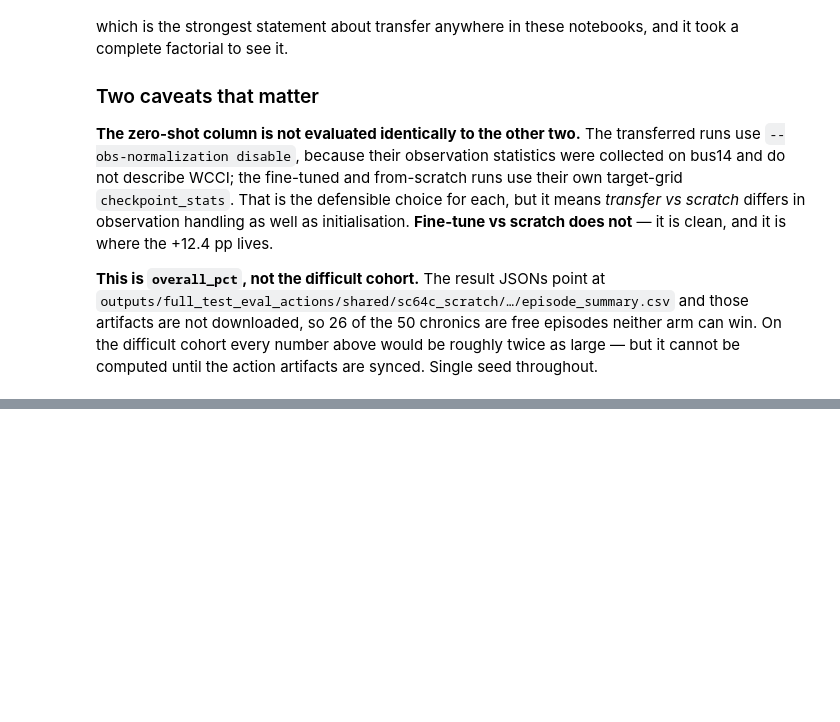
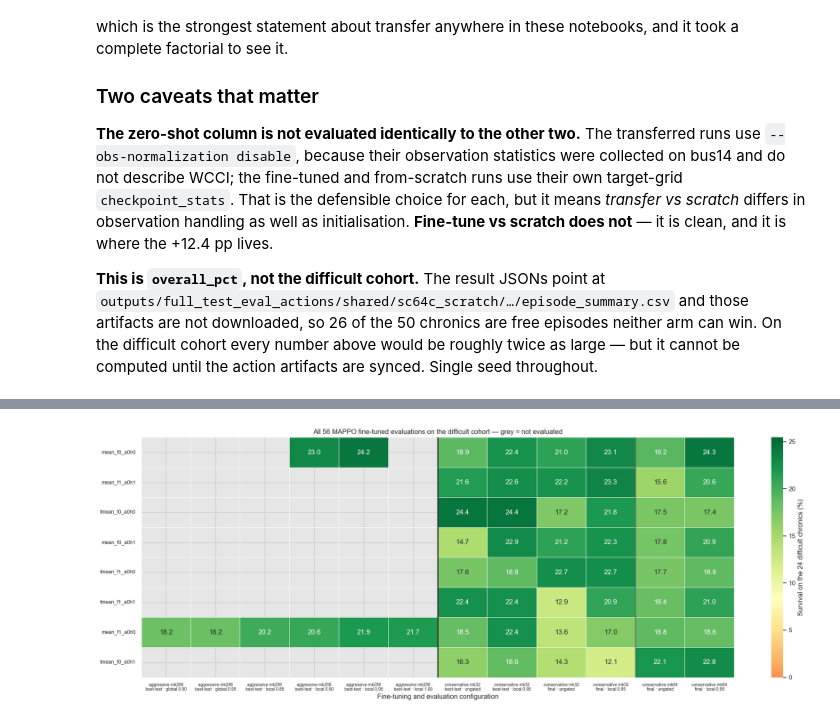
Before and after one commit to corentinplumet/RL_Marl2grid, a Jupyter notebook: Topology_Task/analysis/metrics/notebooks/episodic_survival/transfer_story.ipynb, the cells around one changed output, grey strips where cells are left out. Cells and saved outputs as stored; diff of their text form; code cells hidden in the pictures; blank space fills up the shorter version.

Commit message:
missing runs configs

```diff
--- a/Topology_Task/analysis/metrics/notebooks/episodic_survival/transfer_story.ipynb
+++ b/Topology_Task/analysis/metrics/notebooks/episodic_survival/transfer_story.ipynb
@@ -1111,0 +1360,80 @@ Single seed throughout.
+# %%
+ft_all_hard = runs.loc[
+    runs["route"].astype(str).str.contains("fine-tune")
+    & runs["hard_pct"].notna()
+].copy()
+
+def fine_tune_matrix_column(row):
+    protocol = "aggressive" if row["route"] == "MAPPO fine-tune (aggressive)" else "conservative"
+    selection = "best-test" if row["selection"] == "best test" else "final"
+    if row["gate"] == "ungated":
+        evaluation = "ungated"
+    else:
+        scope = "global" if row["heuristic"] == "global rho" else "local"
+        evaluation = f"{scope} {row['rho']:.2f}"
+    return f"{protocol} mk{int(row['mk'])}\n{selection} · {evaluation}"
+
+ft_all_hard["matrix_column"] = ft_all_hard.apply(fine_tune_matrix_column, axis=1)
+duplicate_cells = ft_all_hard.groupby(["variant", "matrix_column"], observed=True).size()
+assert duplicate_cells.max() == 1, "a fine-tuning matrix cell contains multiple evaluations"
+
+FT_MATRIX_COLUMNS = [
+    "aggressive mk256\nbest-test · global 0.90",
+    "aggressive mk256\nbest-test · global 0.95",
+    "aggressive mk256\nbest-test · local 0.85",
+    "aggressive mk256\nbest-test · local 0.90",
+    "aggressive mk256\nbest-test · local 0.95",
+    "aggressive mk256\nbest-test · local 1.00",
+    "conservative mk32\nbest-test · ungated",
+    "conservative mk32\nbest-test · local 0.95",
+    "conservative mk32\nfinal · ungated",
+    "conservative mk32\nfinal · local 0.95",
+    "conservative mk64\nfinal · ungated",
+    "conservative mk64\nfinal · local 0.95",
+]
+unexpected_columns = sorted(set(ft_all_hard["matrix_column"]) - set(FT_MATRIX_COLUMNS))
+assert not unexpected_columns, f"unclassified fine-tuning conditions: {unexpected_columns}"
+
+ft_hard_matrix = ft_all_hard.pivot(
+    index="variant", columns="matrix_column", values="hard_pct"
+).reindex(columns=FT_MATRIX_COLUMNS)
+complete_columns = [column for column in FT_MATRIX_COLUMNS if column.startswith("conservative")]
+ft_hard_order = ft_hard_matrix[complete_columns].mean(axis=1).sort_values(ascending=False).index
+ft_hard_matrix = ft_hard_matrix.loc[ft_hard_order]
+ft_hard_matrix.index = ft_hard_matrix.index.str.replace("NLS_", "", regex=False)
+
+fig, ax = plt.subplots(figsize=(19.5, 7.0))
+sns.heatmap(
+    ft_hard_matrix, annot=True, fmt=".1f", cmap="RdYlGn",
+    vmin=0, vmax=np.nanmax(ft_hard_matrix.to_numpy()) + 1, center=DN_HARD,
+    linewidths=0.7, linecolor="white", mask=ft_hard_matrix.isna(),
+    cbar_kws={"label": f"Survival on the {N_HARD} difficult chronics (%)"}, ax=ax,
+)
+ax.set_facecolor("#E6E6E6")
+ax.axvline(6, color="#333333", linewidth=2.2)
+ax.axvline(10, color="#666666", linewidth=1.5)
+ax.set(xlabel="Fine-tuning and evaluation configuration", ylabel="",
+       title=f"All {len(ft_all_hard)} MAPPO fine-tuned evaluations on the difficult cohort — grey = not evaluated")
+ax.tick_params(axis="x", labelrotation=0, labelsize=7.5)
+ax.tick_params(axis="y", labelrotation=0, labelsize=9)
+fig.tight_layout()
+save_figure(fig, "13_all_finetuned_hard_matrix")
+plt.show()
+
+ft_complete_ranking = (
+    ft_hard_matrix[complete_columns]
+    .agg(["mean", "min", "max"], axis=1)
+    .rename(columns={"mean": "mean_hard_pct", "min": "worst_hard_pct", "max": "best_hard_pct"})
+    .sort_values("mean_hard_pct", ascending=False)
+)
+best_ft_hard = ft_all_hard.loc[ft_all_hard["hard_pct"].idxmax()]
+display(Markdown(
+    f"**Best observed cell:** `{best_ft_hard['variant']}` — "
+    f"{best_ft_hard['matrix_column'].replace(chr(10), ', ')} — "
+    f"**{best_ft_hard['hard_pct']:.2f}%** difficult-chronic survival.  \n"
+    f"The ranking below averages only the six complete conservative columns; "
+    f"the sparse aggressive columns do not influence it."
+))
+display(ft_complete_ranking.round(2))
+# %% [output]
+[figure, added]
```
Also changed, not shown: parts of 14 cells of this notebook, 7 other files.
